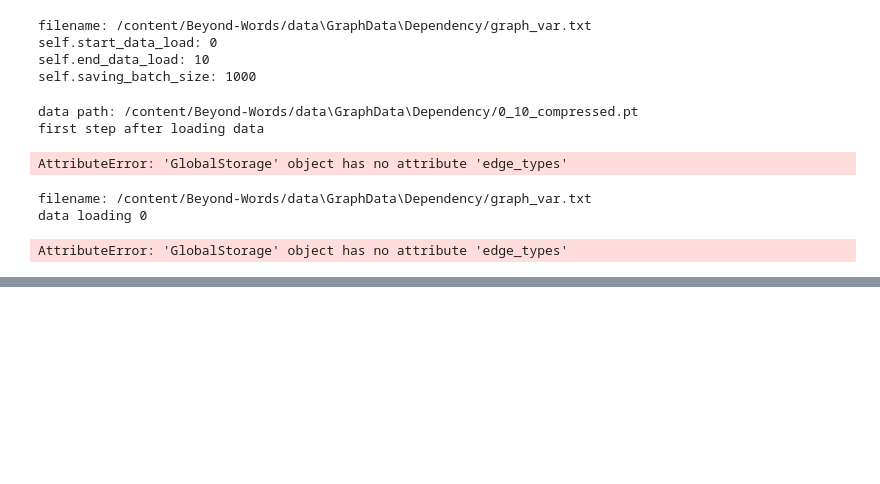
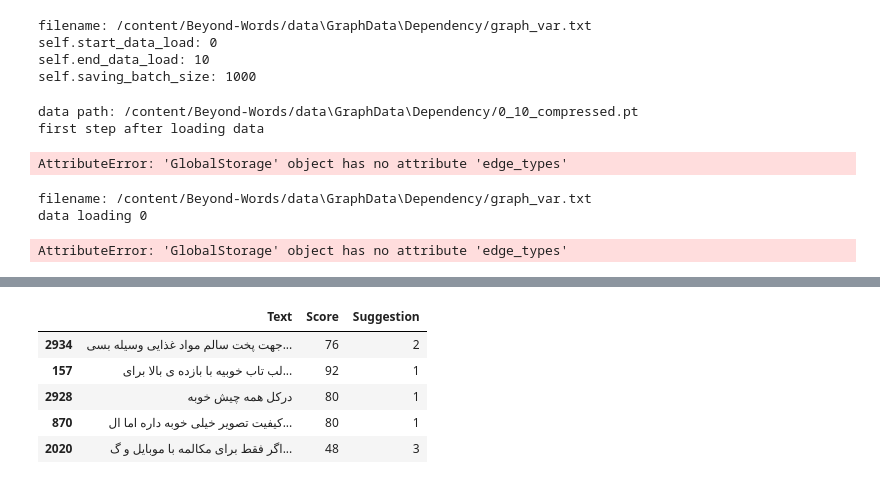
Before and after one commit to raziehAskarizade/Beyond-Words, a Jupyter notebook: 4_5972265382159849620.ipynb, the cells around one changed output, grey strips where cells are left out. Cells and saved outputs as stored; diff of their text form; code cells hidden in the pictures; blank space fills up the shorter version.

```diff
--- a/4_5972265382159849620.ipynb
+++ b/4_5972265382159849620.ipynb
@@ -1376,0 +1326,14 @@ print(graph_const.get_first().edge_attr)
+# %%
+from sklearn.utils import shuffle, resample
+
+test1 = shuffle(df)
+test2 = resample(df)
+# %%
+test1.head(5)
+# %% [output]
+|  | Text | Score | Suggestion |
+| 2934 | جهت پخت سالم مواد غذایی وسیله بسی... | 76 | 2 |
+| 157 | لب تاب خوبیه با بازده ی بالا برای... | 92 | 1 |
+| 2928 | درکل همه چیش خوبه | 80 | 1 |
+| 870 | کیفیت تصویر خیلی خوبه داره اما ال... | 80 | 1 |
+| 2020 | اگر فقط برای مکالمه با موبایل و گ... | 48 | 3 |
```
Also changed, not shown: parts of 37 cells of this notebook, 7 other files.
